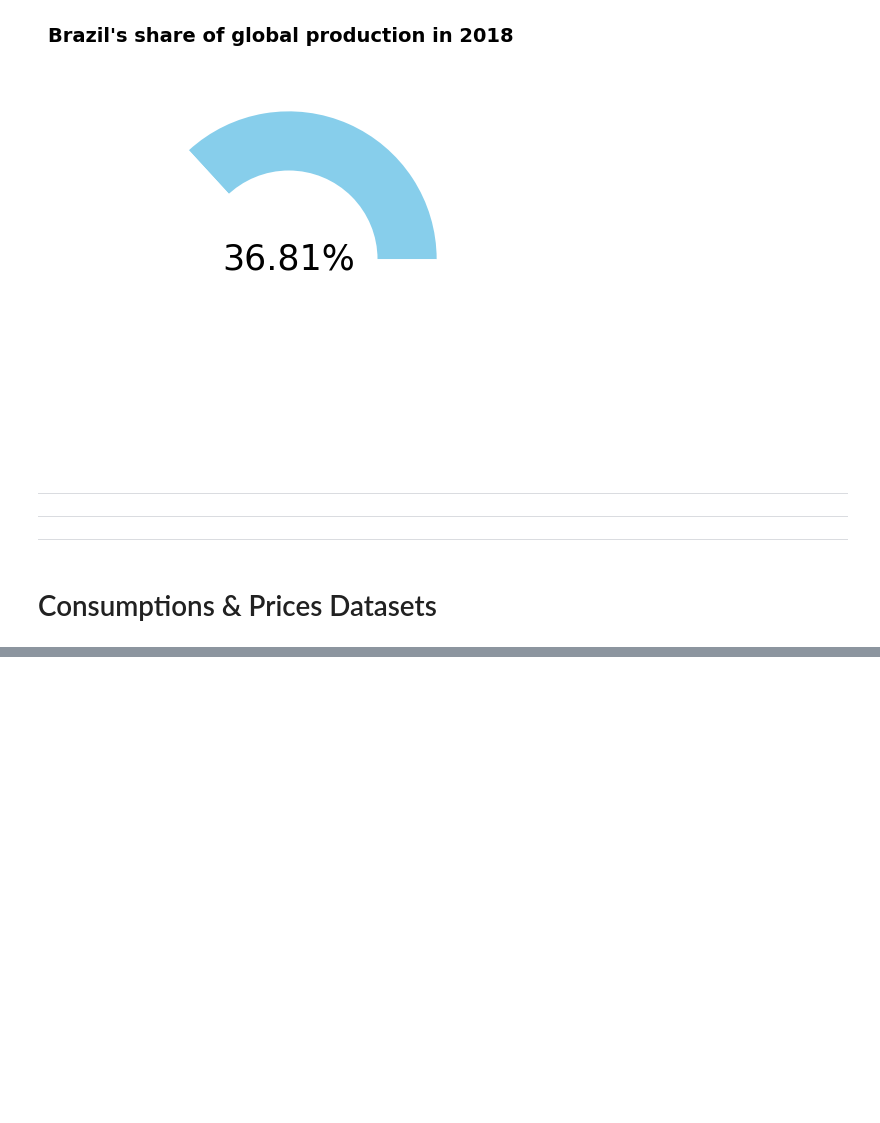
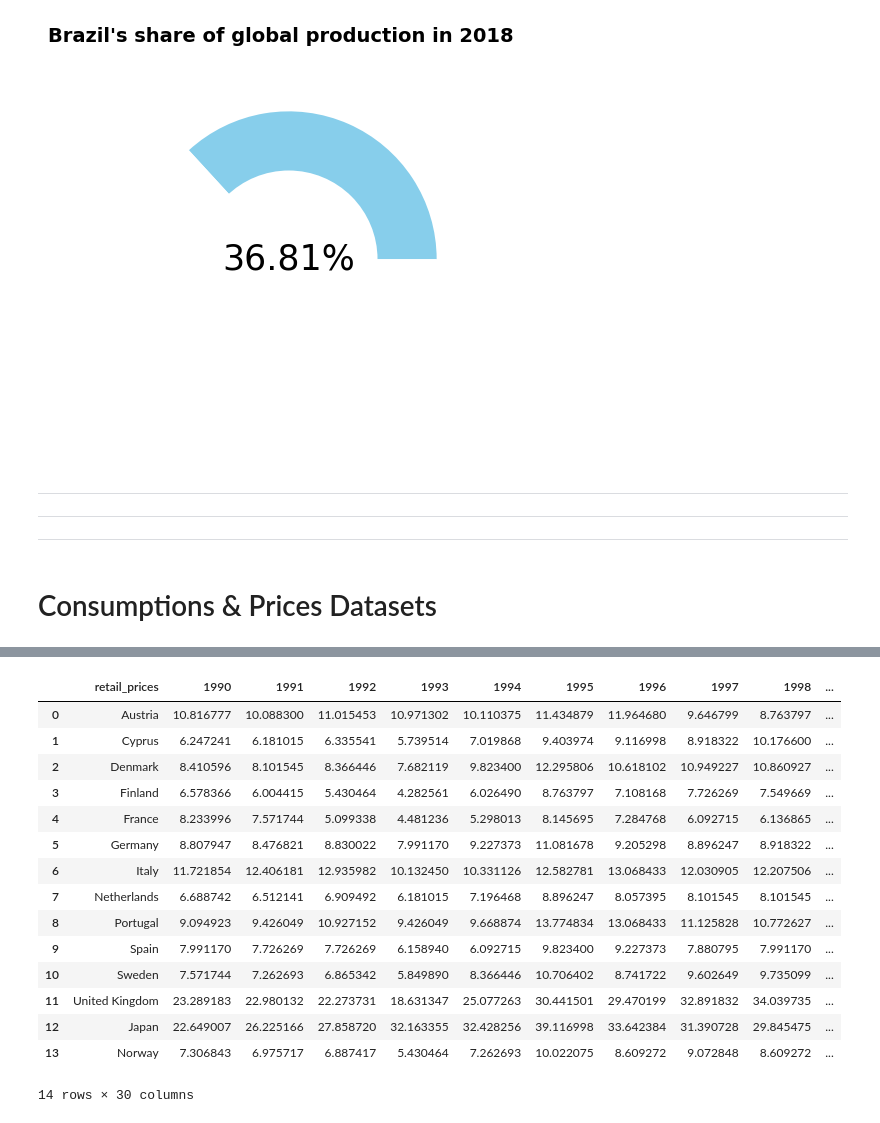
Before and after one commit to Mayar9/Global_Coffee_Market, a Jupyter notebook: Analyzing_Global_Coffee.ipynb, the cells around one changed output, grey strips where cells are left out. Saved outputs shown, nothing was run; the diff lists cells and outputs as text; code cells hidden in the pictures; blank space fills up the shorter version.

```diff
--- a/Analyzing_Global_Coffee.ipynb
+++ b/Analyzing_Global_Coffee.ipynb
@@ -537,0 +570,20 @@ Text(0.5, 0.98, "Brazil's share of global production in 2018")
+# %%
+prices
+# prices.isna().sum()
+# %% [output]
+|  | retail_prices | 1990 | 1991 | 1992 | 1993 | 1994 | 1995 | 1996 | 1997 | 1998 | ... |
+| 0 | Austria | 10.816777 | 10.088300 | 11.015453 | 10.971302 | 10.110375 | 11.434879 | 11.964680 | 9.646799 | 8.763797 | ... |
+| 1 | Cyprus | 6.247241 | 6.181015 | 6.335541 | 5.739514 | 7.019868 | 9.403974 | 9.116998 | 8.918322 | 10.176600 | ... |
+| 2 | Denmark | 8.410596 | 8.101545 | 8.366446 | 7.682119 | 9.823400 | 12.295806 | 10.618102 | 10.949227 | 10.860927 | ... |
+| 3 | Finland | 6.578366 | 6.004415 | 5.430464 | 4.282561 | 6.026490 | 8.763797 | 7.108168 | 7.726269 | 7.549669 | ... |
+| 4 | France | 8.233996 | 7.571744 | 5.099338 | 4.481236 | 5.298013 | 8.145695 | 7.284768 | 6.092715 | 6.136865 | ... |
+| 5 | Germany | 8.807947 | 8.476821 | 8.830022 | 7.991170 | 9.227373 | 11.081678 | 9.205298 | 8.896247 | 8.918322 | ... |
+| 6 | Italy | 11.721854 | 12.406181 | 12.935982 | 10.132450 | 10.331126 | 12.582781 | 13.068433 | 12.030905 | 12.207506 | ... |
+| 7 | Netherlands | 6.688742 | 6.512141 | 6.909492 | 6.181015 | 7.196468 | 8.896247 | 8.057395 | 8.101545 | 8.101545 | ... |
+| 8 | Portugal | 9.094923 | 9.426049 | 10.927152 | 9.426049 | 9.668874 | 13.774834 | 13.068433 | 11.125828 | 10.772627 | ... |
+| 9 | Spain | 7.991170 | 7.726269 | 7.726269 | 6.158940 | 6.092715 | 9.823400 | 9.227373 | 7.880795 | 7.991170 | ... |
+| 10 | Sweden | 7.571744 | 7.262693 | 6.865342 | 5.849890 | 8.366446 | 10.706402 | 8.741722 | 9.602649 | 9.735099 | ... |
+| 11 | United Kingdom | 23.289183 | 22.980132 | 22.273731 | 18.631347 | 25.077263 | 30.441501 | 29.470199 | 32.891832 | 34.039735 | ... |
+| 12 | Japan | 22.649007 | 26.225166 | 27.858720 | 32.163355 | 32.428256 | 39.116998 | 33.642384 | 31.390728 | 29.845475 | ... |
+| 13 | Norway | 7.306843 | 6.975717 | 6.887417 | 5.430464 | 7.262693 | 10.022075 | 8.609272 | 9.072848 | 8.609272 | ... |
+14 rows × 30 columns
```
Also changed, not shown: parts of 16 cells of this notebook.
